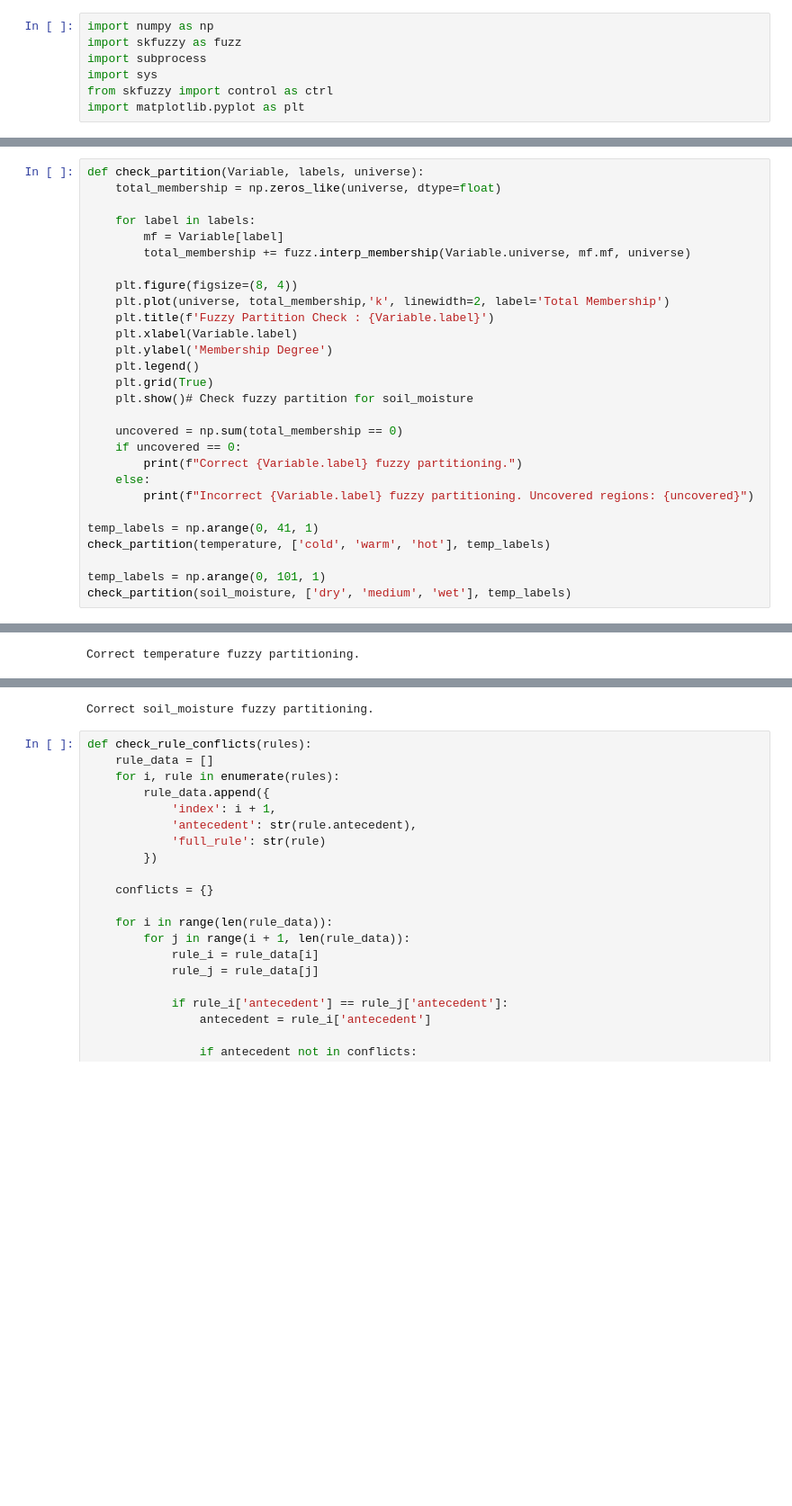
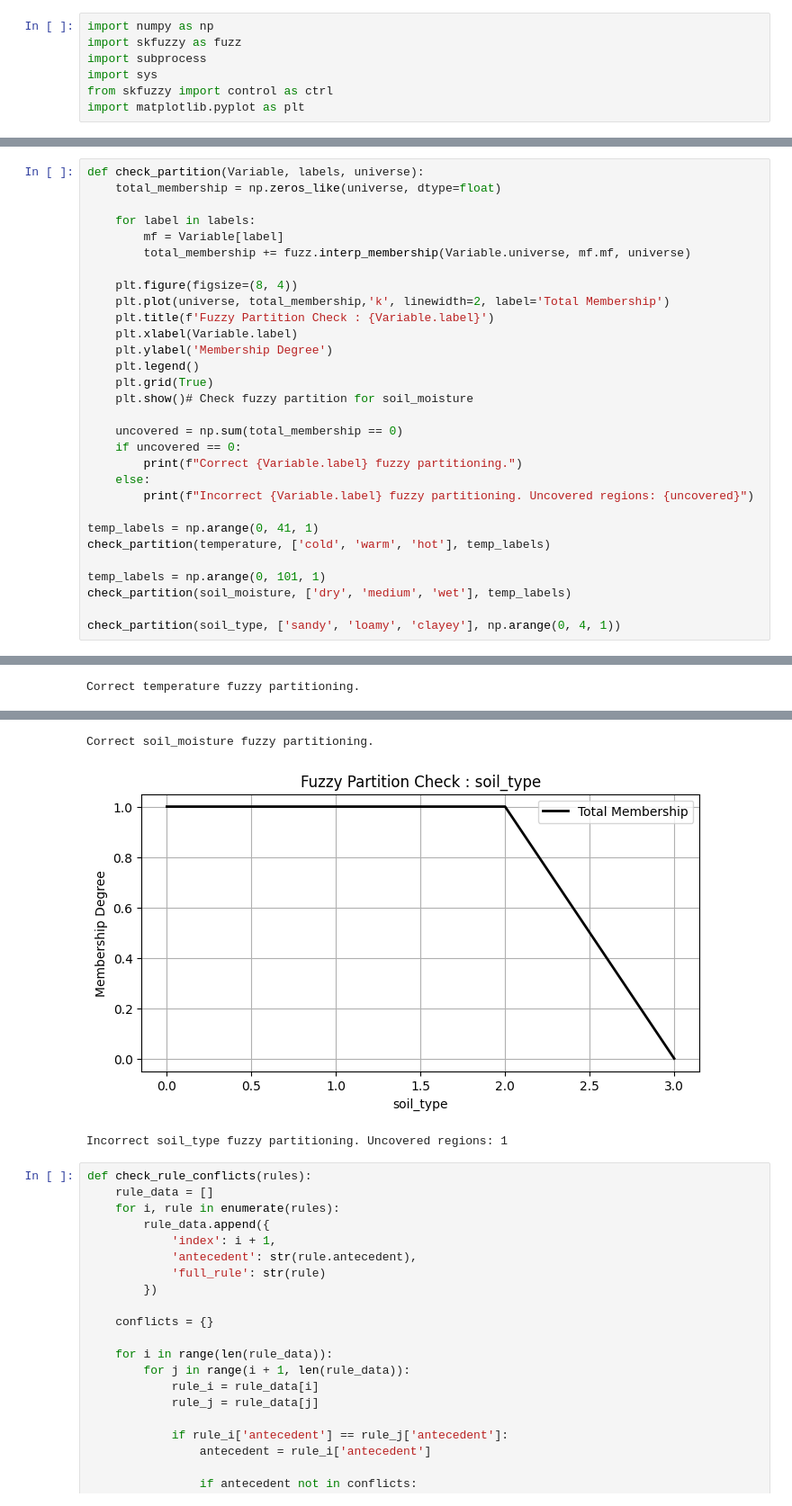
Before and after one commit to absarmohammed/Fuzzy-Logic, a Jupyter notebook: FL-SoilMaintenace.ipynb, the cells around one changed output, grey strips where cells are left out. Shown at 90% size. Drawn from its saved outputs; the diff is of its cells as text; blank space fills up the shorter version.

```diff
--- a/FL-SoilMaintenace.ipynb
+++ b/FL-SoilMaintenace.ipynb
@@ -76,33 +138,37 @@ def check_partition(Variable, labels, universe):
 
     for label in labels:
         mf = Variable[label]
         total_membership += fuzz.interp_membership(Variable.universe, mf.mf, universe)
 
     plt.figure(figsize=(8, 4))
     plt.plot(universe, total_membership,'k', linewidth=2, label='Total Membership')
     plt.title(f'Fuzzy Partition Check : {Variable.label}')
     plt.xlabel(Variable.label)
     plt.ylabel('Membership Degree')
     plt.legend()
     plt.grid(True)
     plt.show()# Check fuzzy partition for soil_moisture
 
     uncovered = np.sum(total_membership == 0)
     if uncovered == 0:
         print(f"Correct {Variable.label} fuzzy partitioning.")
     else:
         print(f"Incorrect {Variable.label} fuzzy partitioning. Uncovered regions: {uncovered}")
 
 temp_labels = np.arange(0, 41, 1)
 check_partition(temperature, ['cold', 'warm', 'hot'], temp_labels)
 
 temp_labels = np.arange(0, 101, 1)
 check_partition(soil_moisture, ['dry', 'medium', 'wet'], temp_labels)
+
+check_partition(soil_type, ['sandy', 'loamy', 'clayey'], np.arange(0, 4, 1))
 # %% [output]
 [figure]
 Correct temperature fuzzy partitioning.
 [figure]
 Correct soil_moisture fuzzy partitioning.
+[figure, added]
+Incorrect soil_type fuzzy partitioning. Uncovered regions: 1
 # %%
 def check_rule_conflicts(rules):
     rule_data = []
```
Also changed, not shown: parts of 6 cells of this notebook.
